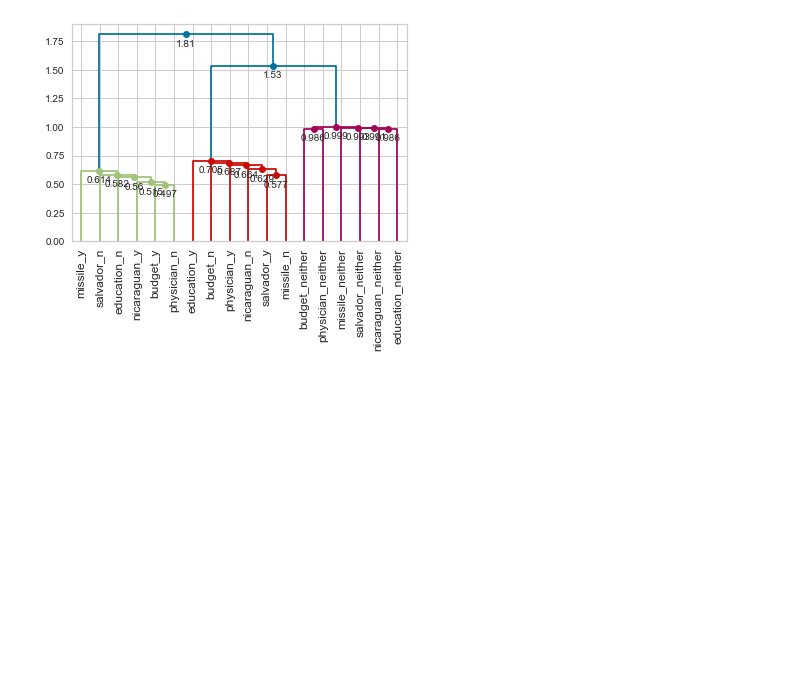
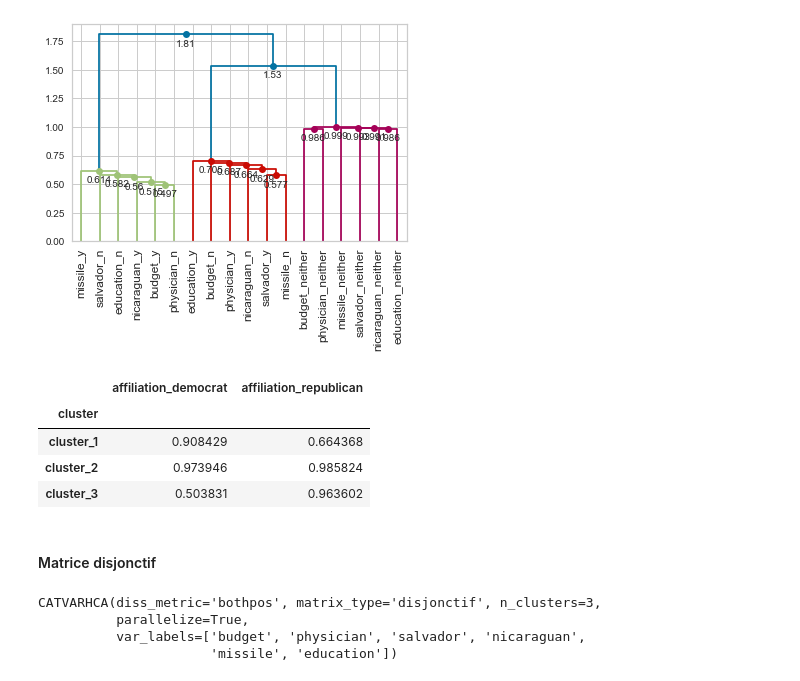
Before and after one commit to enfantbenidedieu/scientisttools, a Jupyter notebook: catvarhca.ipynb, the cells around one changed output. Saved outputs shown, nothing was run; the diff lists cells and outputs as text; code cells hidden in the pictures; blank space fills up the shorter version.

```diff
--- a/varqual_hca.ipynb
+++ b/catvarhca.ipynb
@@ -36,13 +36,13 @@ plt.rcParams['figure.figsize'] = [16,16]
 
 #### Matrice originale
 # %%
-varqualhca = VARQUALHCA(n_clusters=2,
+catvarhca = CATVARHCA(n_clusters=2,
                          var_labels=list(X.columns),
                          diss_metric="cramer",
                          matrix_type="completed",
                          metric="euclidean",
                          method="ward",
-                         parallelize=False)
+                         parallelize=True)
 
-varqualhca.fit(X)
+catvarhca.fit(X)
 # %% [output]
@@ -115,13 +115,13 @@ varqualhca2.transform(Xsupdisj)
 
 #### Matrice originale
 # %%
-varqualhca3 = VARQUALHCA(n_clusters=3,
+catvarhca3 = CATVARHCA(n_clusters=3,
                          var_labels=list(X.columns),
                          diss_metric="dice",
                          matrix_type="completed",
                          metric="euclidean",
                          method="ward",
-                         parallelize=False)
+                         parallelize=True)
 
-varqualhca3.fit(X)
+catvarhca3.fit(X)
 # %% [output]
@@ -201,11 +219,11 @@ varqualhca4.fit(disj)
 # %%
-varqualhca5 = VARQUALHCA(n_clusters=3,
-                         var_labels=list(X.columns),
-                         diss_metric="bothpos",
-                         matrix_type="completed",
-                         metric="euclidean",
-                         method="ward",
-                         parallelize=False)
-
-varqualhca5.fit(X)
+catvarhca5 = CATVARHCA(n_clusters=3,
+                       var_labels=list(X.columns),
+                       diss_metric="bothpos",
+                       matrix_type="completed",
+                       metric="euclidean",
+                       method="ward",
+                       parallelize=True)
+# Instanciation
+catvarhca5.fit(X)
 # %% [output]
@@ -217,2 +235,28 @@ plot_dendrogram(varqualhca5,orientation='top',leaf_rotation=90)
 # %% [output]
 [figure]
+# %%
+# Position de la variable supplémentaire
+catvarhca5.transform(Xsup)
+# %% [output]
+|  | affiliation_democrat | affiliation_republican |
+| cluster |  |  |
+| cluster_1 | 0.908429 | 0.664368 |
+| cluster_2 | 0.973946 | 0.985824 |
+| cluster_3 | 0.503831 | 0.963602 |
+# %% [markdown]
+#### Matrice disjonctif
+# %%
+catvarhca6 = CATVARHCA(n_clusters=3,
+                       var_labels=list(X.columns),
+                       diss_metric="bothpos",
+                       matrix_type="disjonctif",
+                       metric="euclidean",
+                       method="ward",
+                       parallelize=True)
+# Instanciation
+catvarhca6.fit(disj)
+# %% [output]
+CATVARHCA(diss_metric='bothpos', matrix_type='disjonctif', n_clusters=3,
+          parallelize=True,
+          var_labels=['budget', 'physician', 'salvador', 'nicaraguan',
+                      'missile', 'education'])
```
Also changed, not shown: parts of 21 cells of this notebook, 1 other file.
